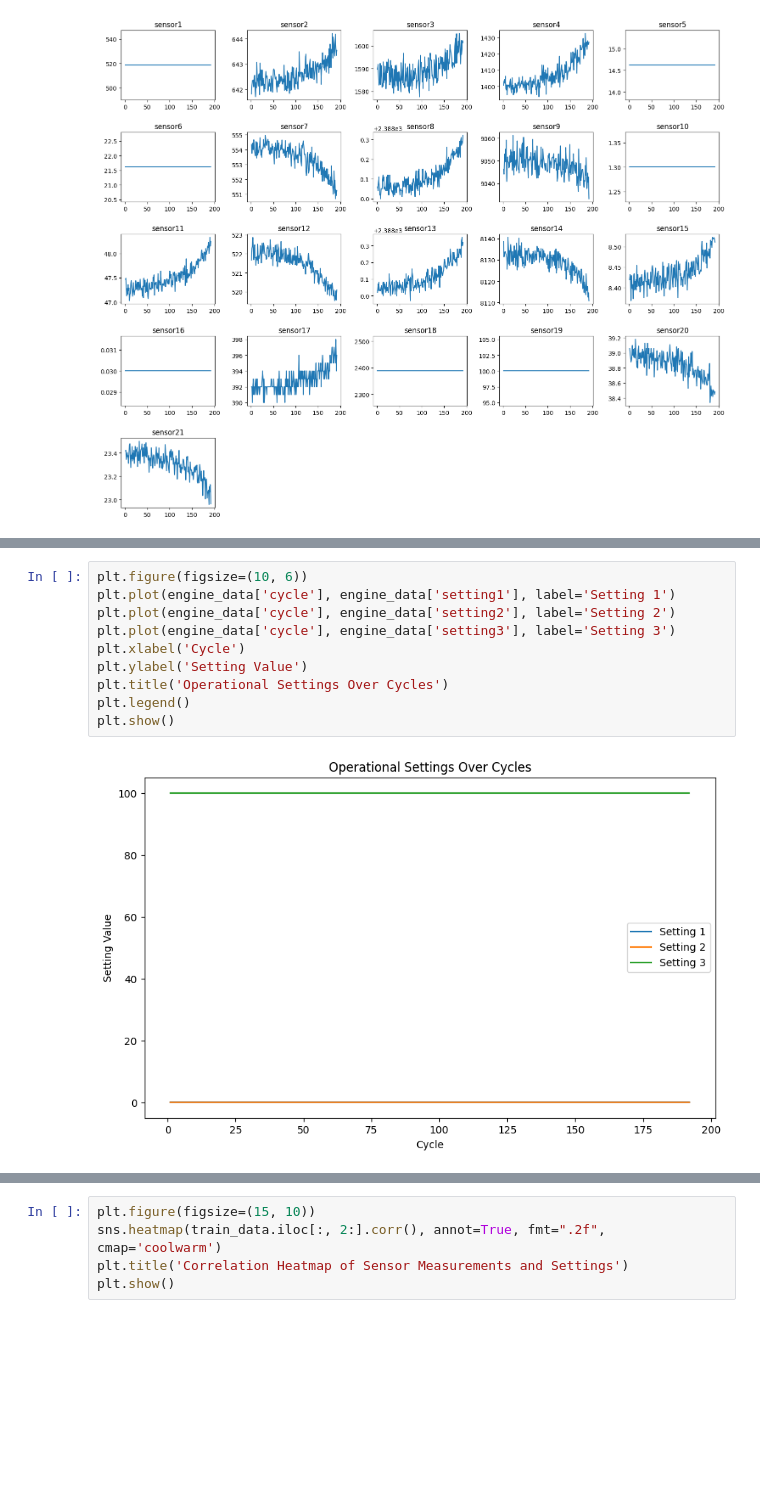
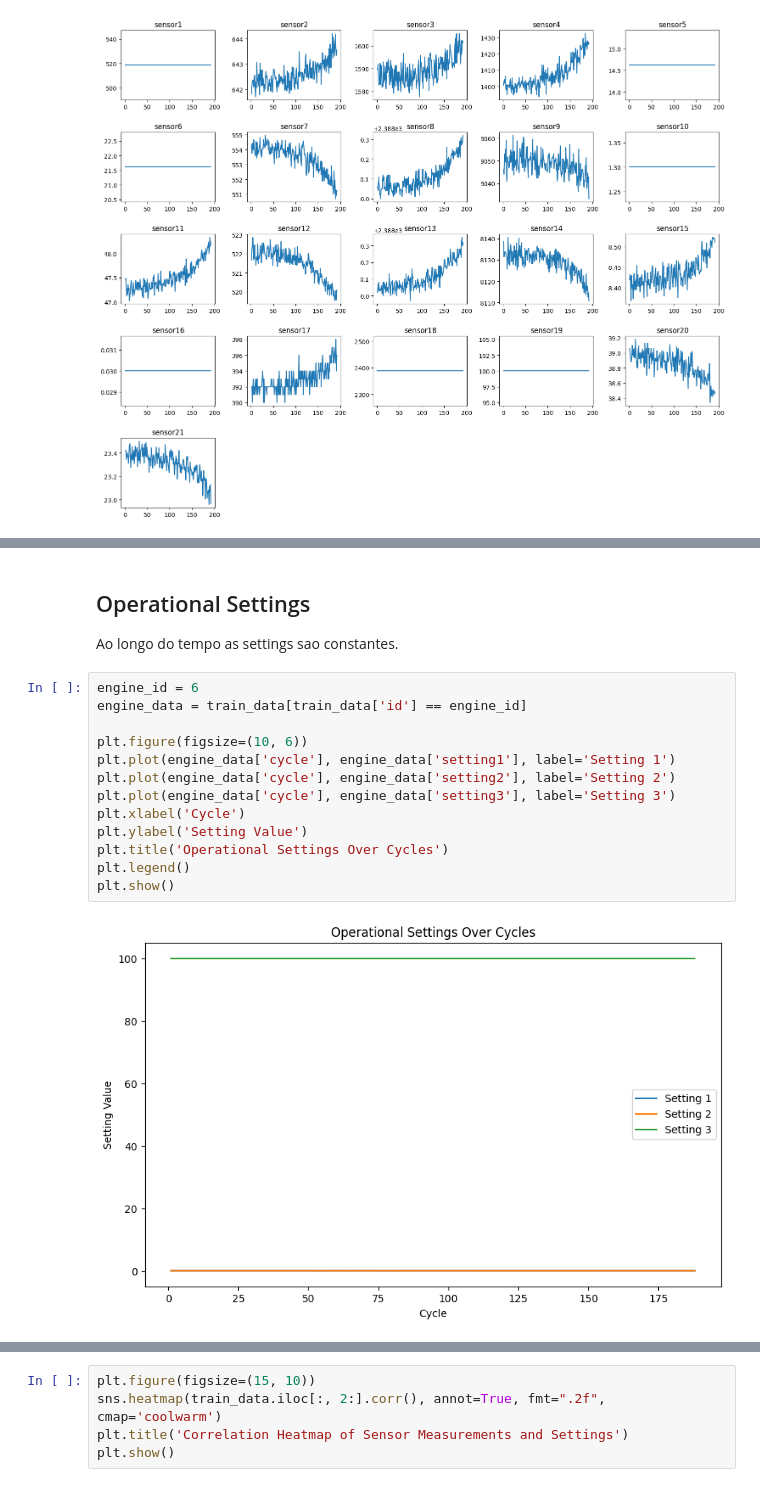
Before and after one commit to DGuilherme/PMTese, a Jupyter notebook: Turbofan.ipynb, the cells around one changed output, grey strips where cells are left out. Cells and saved outputs as stored; diff of their text form; blank space fills up the shorter version.

```diff
--- a/Turbofan.ipynb
+++ b/Turbofan.ipynb
@@ -145,12 +184,18 @@ plt.show()
+# %% [markdown]
+## Operational Settings
+Ao longo do tempo as settings sao constantes.
 # %%
+engine_id = 6
+engine_data = train_data[train_data['id'] == engine_id]
+
 plt.figure(figsize=(10, 6))
 plt.plot(engine_data['cycle'], engine_data['setting1'], label='Setting 1')
 plt.plot(engine_data['cycle'], engine_data['setting2'], label='Setting 2')
 plt.plot(engine_data['cycle'], engine_data['setting3'], label='Setting 3')
 plt.xlabel('Cycle')
 plt.ylabel('Setting Value')
 plt.title('Operational Settings Over Cycles')
 plt.legend()
 plt.show()
 # %% [output]
-[figure, old version]
+[figure, new version]
```
Also changed, not shown: parts of 25 cells of this notebook.
